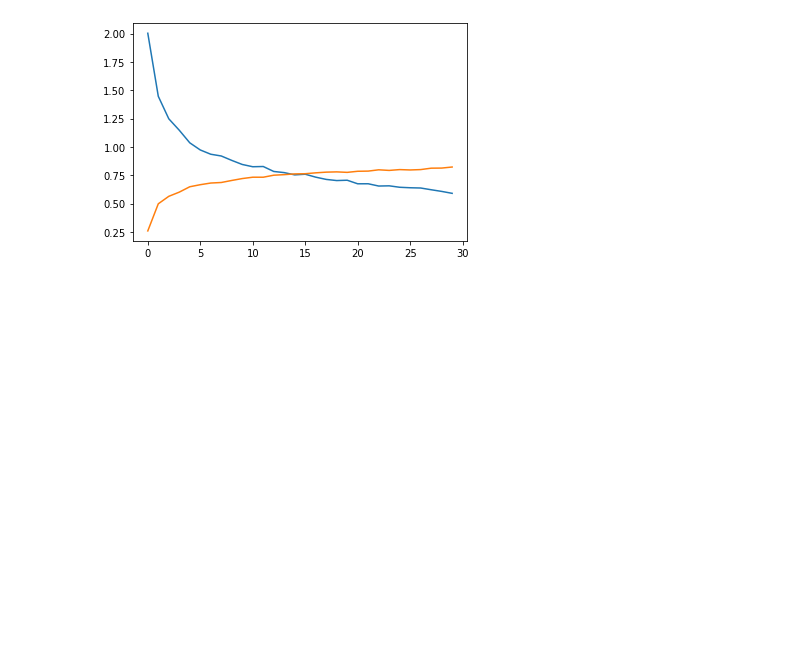
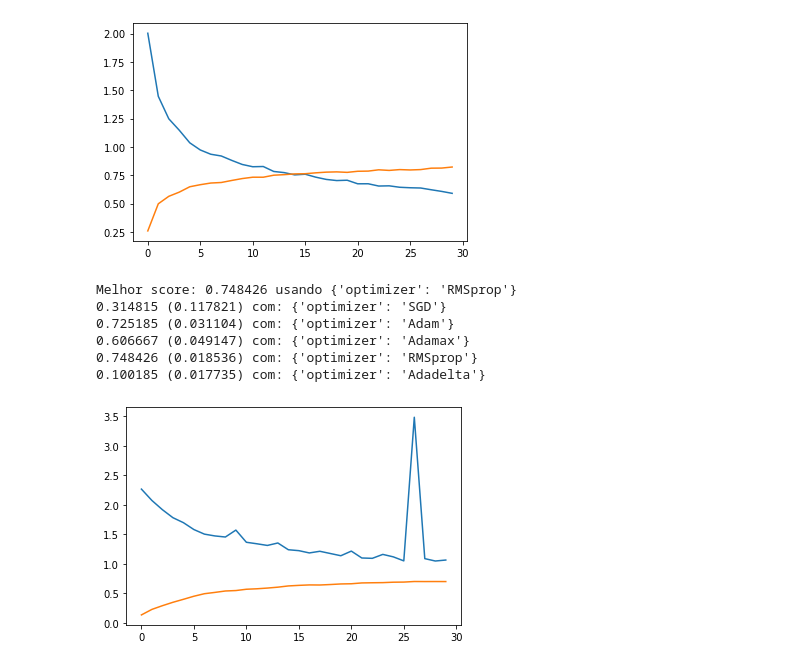
Before and after one commit to matheusnalmeida/quickdraw-challenge, a Jupyter notebook: cnn_model_training.ipynb, the cells around one changed output. Cells and saved outputs as stored; diff of their text form; code cells hidden in the pictures; blank space fills up the shorter version.

```diff
--- a/cnn_model_training.ipynb
+++ b/cnn_model_training.ipynb
@@ -84,6 +84,36 @@ def create_cnn_model(optimizer = 'adam'):
     modelo.compile(optimizer = optimizer, loss = 'categorical_crossentropy',
                metrics = ['accuracy'])
 
+    return modelo
+
+def create_rnn_model(optimizer = 'adam'):
+    modelo = Sequential()
+    modelo.add(LSTM(64, input_shape=(28, 28),
+              activation="relu", return_sequences=True))
+    modelo.add(LSTM(32, activation="relu"))
+    modelo.add(Dropout(0.5))
+    modelo.add(Dense(32, activation="relu"))
+    modelo.add(Dropout(0.5))
+    modelo.add(Dense(32, activation='relu'))
+    modelo.add(Dropout(0.5))
+    modelo.add(Dense(constants.NUMERO_DE_CLASSES, activation="softmax"))
+    modelo.compile(optimizer=optimizer, loss="categorical_crossentropy",
+                  metrics=["accuracy"])
+    return modelo
+
+def create_rnn_best_model():
+    modelo = Sequential()
+    modelo.add(LSTM(64, input_shape=(28, 28),
+              activation="relu", return_sequences=True))
+    modelo.add(LSTM(32, activation="relu"))
+    modelo.add(Dropout(0.5))
+    modelo.add(Dense(32, activation="relu"))
+    modelo.add(Dropout(0.5))
+    modelo.add(Dense(32, activation='relu'))
+    modelo.add(Dropout(0.5))
+    modelo.add(Dense(constants.NUMERO_DE_CLASSES, activation="softmax"))
+    modelo.compile(optimizer='RMSprop', loss="categorical_crossentropy",
+                  metrics=["accuracy"])
     return modelo
 
 def generate_excel_metrics_crossvalidate(x, y, build_model, file_name, n_splits = 10):
@@ -238,28 +268,34 @@ Melhor score: 0.880741 usando {'optimizer': 'Adam'}
 # %%
 # Treinando a rede neural RNN(Convolutional Neural Network)
 
 rnn_model = KerasClassifier(build_fn=create_rnn_model, epochs=30, verbose=0)
 
 # Aplicando GridSearchCV para escolha dos melhores parametros
 
 optimizer = ['SGD', 'Adam', 'Adamax', 'RMSprop', 'Adadelta']
 
 param_grid = dict(optimizer=optimizer)
-grid = GridSearchCV(estimator=cnn_model, param_grid=param_grid, n_jobs=-1)
+grid = GridSearchCV(estimator=rnn_model, param_grid=param_grid, n_jobs=-1)
 grid_result = grid.fit(X_treinamento, y_treinamento)
 
 best_history = grid_result.best_estimator_.model.history.history
 plt.plot(best_history['loss'])
 plt.plot(best_history['accuracy'])
 plt.savefig('metrics/rnn/val_loss_acuracy_chart.png')
 
 grid_result.best_estimator_.model.save('model/rnn_model.h5')
 
 print("Melhor score: %f usando %s" % (grid_result.best_score_, grid_result.best_params_))
 medias_scores = grid_result.cv_results_['mean_test_score']
 stds = grid_result.cv_results_['std_test_score']
 parametros = grid_result.cv_results_['params']
 for media_score, stdev, parametro in zip(medias_scores, stds, parametros):
     print("%f (%f) com: %r" % (media_score, stdev, parametro))
-
-generate_excel_metrics_crossvalidate(X_treinamento, y_treinamento, create_cnn_model, "rnn/rnn.xlsx")
+# %% [output]
+Melhor score: 0.748426 usando {'optimizer': 'RMSprop'}
+0.314815 (0.117821) com: {'optimizer': 'SGD'}
+0.725185 (0.031104) com: {'optimizer': 'Adam'}
+0.606667 (0.049147) com: {'optimizer': 'Adamax'}
+0.748426 (0.018536) com: {'optimizer': 'RMSprop'}
+0.100185 (0.017735) com: {'optimizer': 'Adadelta'}
+[figure, added]
```
Also changed, not shown: parts of 1 cell of this notebook, 4 other files.
